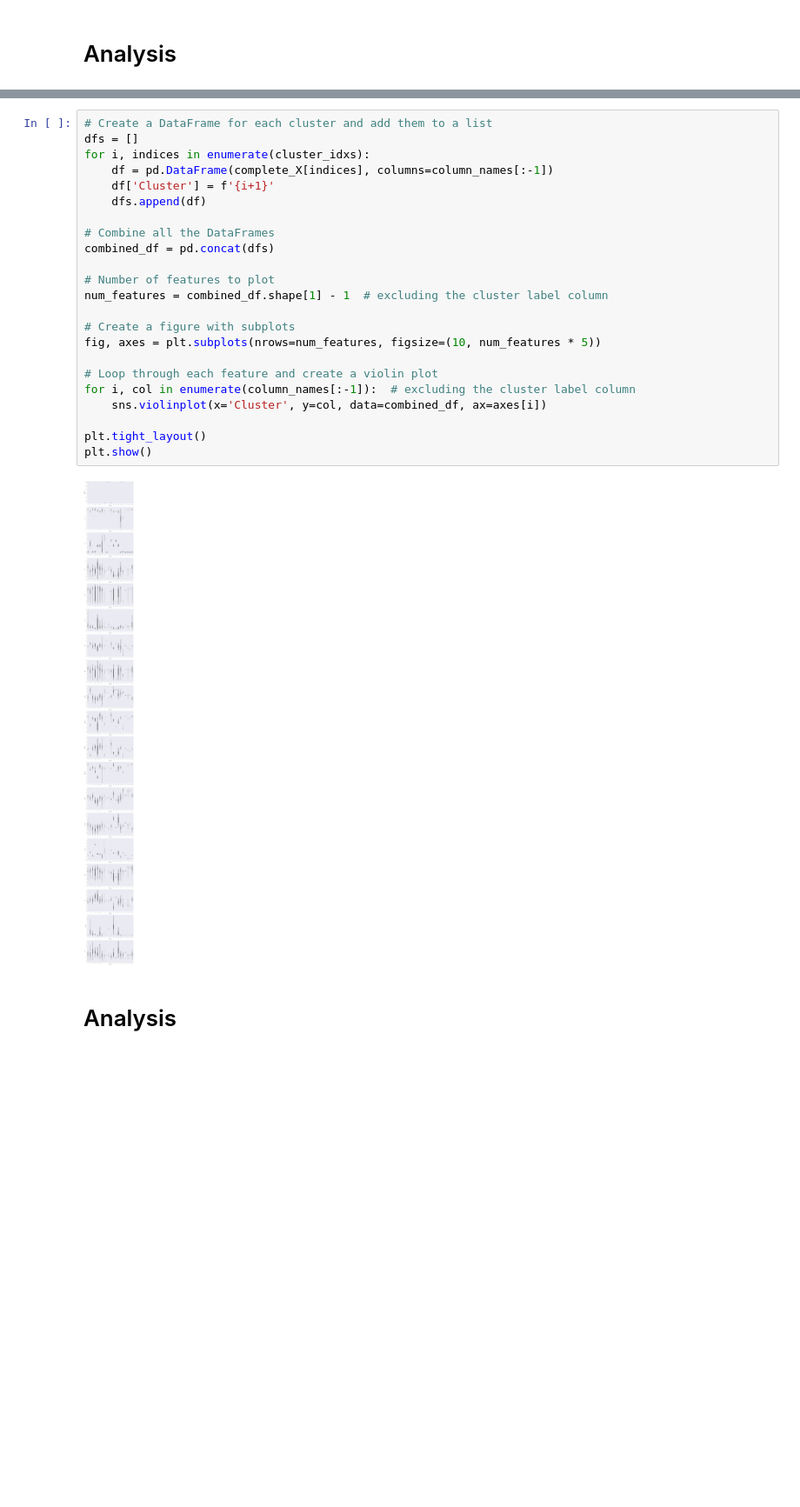
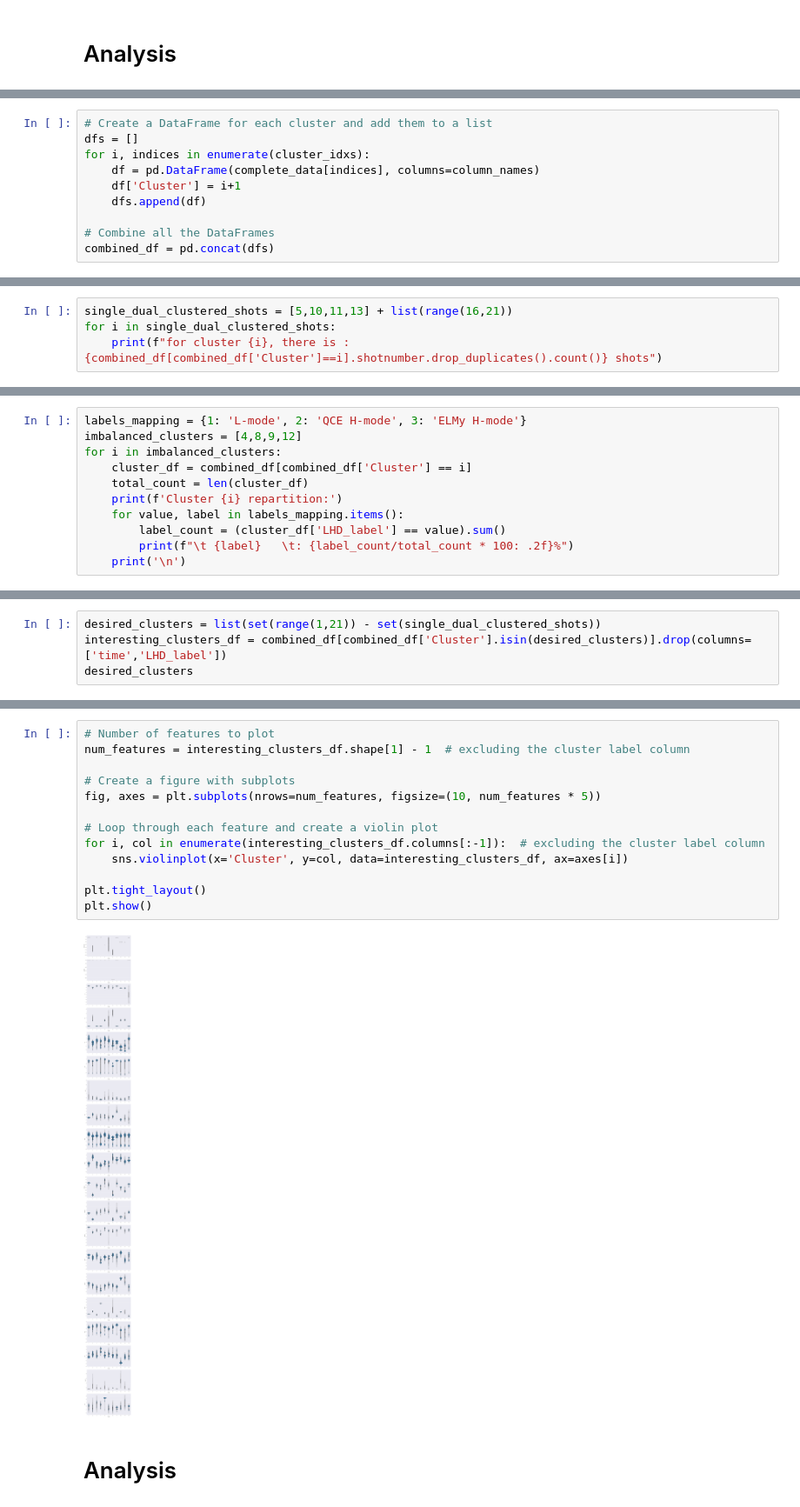
Before and after one commit to Captcha-ML/tokamak-unsupervised, a Jupyter notebook: clustering.ipynb, the cells around one changed output, grey strips where cells are left out. Shown at 87% size. Drawn from its saved outputs; the diff is of its cells as text; blank space fills up the shorter version.

Commit message:
Improve clustering analysis

```diff
--- a/clustering.ipynb
+++ b/clustering.ipynb
@@ -362,0 +364,10 @@ First :
+# %%
+# Create a DataFrame for each cluster and add them to a list
+dfs = []
+for i, indices in enumerate(cluster_idxs):
+    df = pd.DataFrame(complete_data[indices], columns=column_names)
+    df['Cluster'] = i+1
+    dfs.append(df)
+
+# Combine all the DataFrames
+combined_df = pd.concat(dfs)
@@ -362,0 +376,4 @@ First :
+# %%
+single_dual_clustered_shots = [5,10,11,13] + list(range(16,21))
+for i in single_dual_clustered_shots:
+    print(f"for cluster {i}, there is :{combined_df[combined_df['Cluster']==i].shotnumber.drop_duplicates().count()} shots")
@@ -362,0 +392,11 @@ First :
+# %%
+labels_mapping = {1: 'L-mode', 2: 'QCE H-mode', 3: 'ELMy H-mode'}
+imbalanced_clusters = [4,8,9,12]
+for i in imbalanced_clusters:
+    cluster_df = combined_df[combined_df['Cluster'] == i]
+    total_count = len(cluster_df)
+    print(f'Cluster {i} repartition:')
+    for value, label in labels_mapping.items():
+        label_count = (cluster_df['LHD_label'] == value).sum()
+        print(f"\t {label}   \t: {label_count/total_count * 100: .2f}%")
+    print('\n')
@@ -362,0 +423,4 @@ First :
+# %%
+desired_clusters = list(set(range(1,21)) - set(single_dual_clustered_shots))
+interesting_clusters_df = combined_df[combined_df['Cluster'].isin(desired_clusters)].drop(columns=['time','LHD_label'])
+desired_clusters
@@ -363,27 +429,17 @@ First :
 # %%
-# Create a DataFrame for each cluster and add them to a list
-dfs = []
-for i, indices in enumerate(cluster_idxs):
-    df = pd.DataFrame(complete_X[indices], columns=column_names[:-1])
-    df['Cluster'] = f'{i+1}'
-    dfs.append(df)
-
-# Combine all the DataFrames
-combined_df = pd.concat(dfs)
-
 # Number of features to plot
-num_features = combined_df.shape[1] - 1  # excluding the cluster label column
+num_features = interesting_clusters_df.shape[1] - 1  # excluding the cluster label column
 
 # Create a figure with subplots
 fig, axes = plt.subplots(nrows=num_features, figsize=(10, num_features * 5))
 
 # Loop through each feature and create a violin plot
-for i, col in enumerate(column_names[:-1]):  # excluding the cluster label column
-    sns.violinplot(x='Cluster', y=col, data=combined_df, ax=axes[i])
+for i, col in enumerate(interesting_clusters_df.columns[:-1]):  # excluding the cluster label column
+    sns.violinplot(x='Cluster', y=col, data=interesting_clusters_df, ax=axes[i])
 
 plt.tight_layout()
 plt.show()
 # %% [output]
-[figure, old version]
+[figure, new version]
 # %% [markdown]
 # Analysis
```
Also changed, not shown: parts of 17 cells of this notebook.
